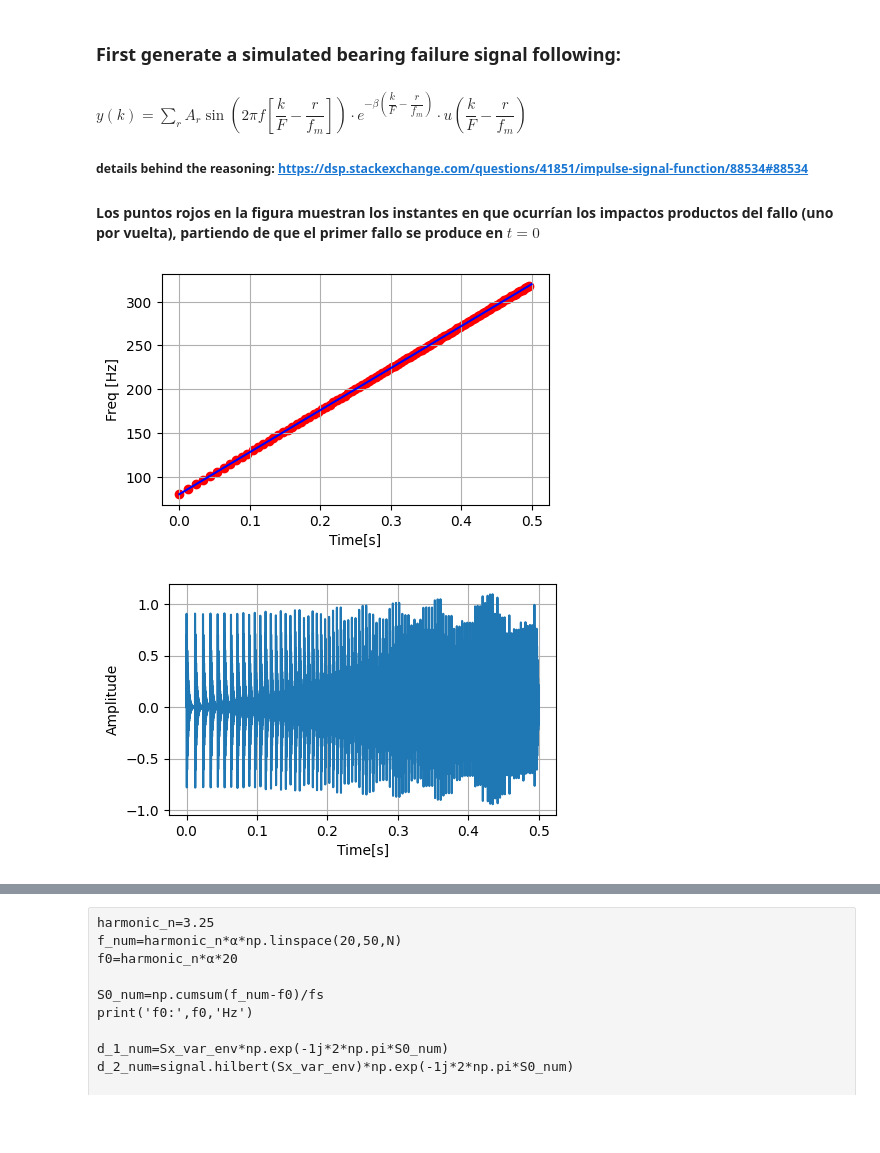
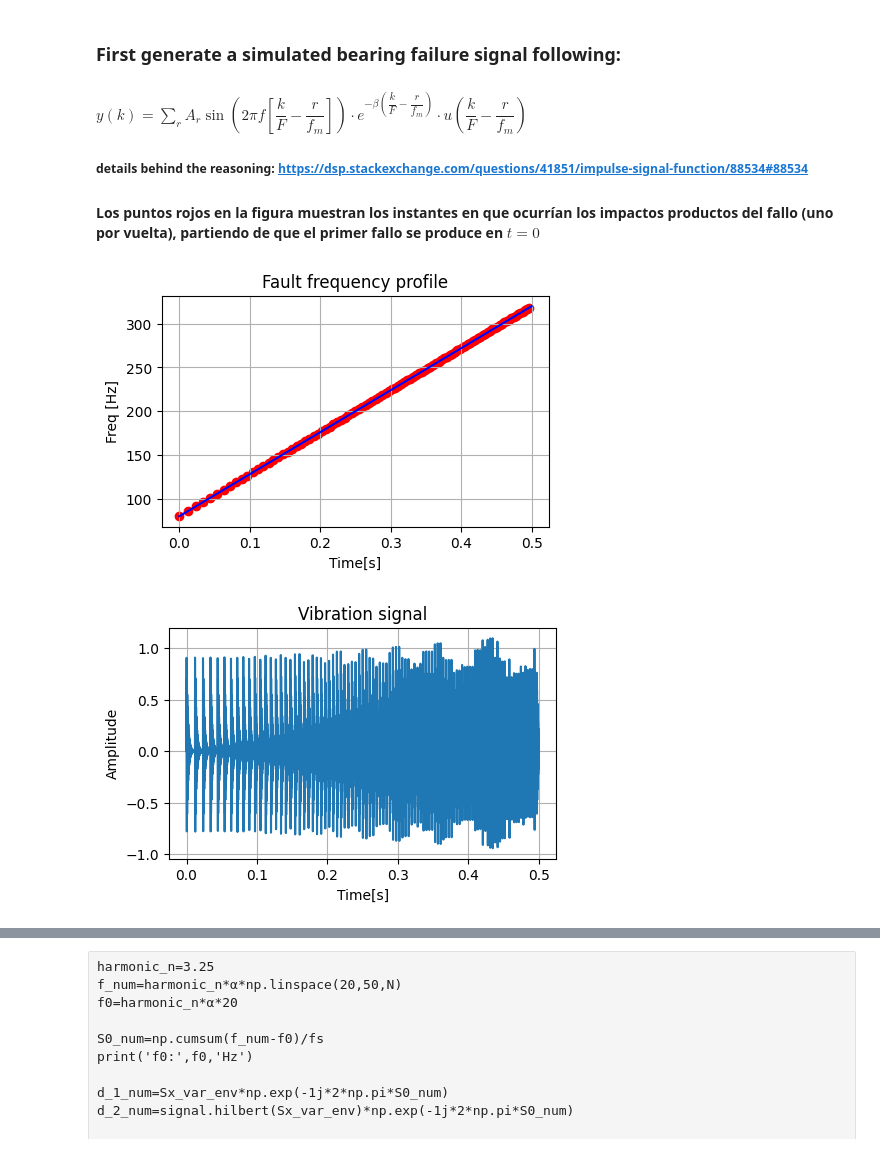
Before and after one commit to androdl96/GD_bearing, a Jupyter notebook: GD_bearing.ipynb, the cells around one changed output, grey strips where cells are left out. Drawn from its saved outputs; the diff is of its cells as text; code cells hidden in the pictures; blank space fills up the shorter version.

Commit message:
Some titles in the figures

```diff
--- a/GD_bearing.ipynb
+++ b/GD_bearing.ipynb
@@ -25,34 +25,35 @@ N=5000
 n=np.arange(N)
 t=n/fs
 
 #fr_var=curve_rayleigh(t)
 fr_var=np.linspace(20,80,N)
 #fr_var=25*np.ones((N,))
 f_fail=α*fr_var
 ω_fail=2*np.pi*f_fail
 θr_fail=np.cumsum(ω_fail)/fs
 
 t_indexes=[]
 t_impact=[]
 N_of_impacts=np.int32(np.floor(np.max(θr_fail)/(2*np.pi)))+1
 for i in range(N_of_impacts):
     t_index=np.argmin(np.abs(θr_fail-i*2*np.pi))
     t_indexes.append(t_index)
     t_impact.append(t[t_index])
     #print(i,t_index,t[t_index])
 
 impacts=(np.array(t_indexes),np.array(t_impact))
 
 %matplotlib inline
 plt.figure(figsize=(5,3)) ### change tuple for better visualization or change inline for qt in %matplotlib inline
 plt.plot(t,f_fail,color='blue')
+plt.title('Fault frequency profile')
 plt.xlabel('Time[s]')
 plt.ylabel('Freq [Hz]')
 plt.grid()
 plt.scatter(impacts[1],f_fail[impacts[0]],color='red',marker='o')
 plt.show()
 # %% [output]
-[figure, old version]
+[figure, new version]
 # %%
 Sx_var=np.zeros((N,))
 
@@ -63,12 +64,13 @@ for r in range(len(t_impact)):
 plt.figure(figsize=(5,3))
 plt.plot(t,Sx_var)
 plt.grid(True)
+plt.title('Vibration signal')
 plt.xlabel('Time[s]')
 plt.ylabel('Amplitude')
 #plt.savefig('Sx.pdf',bbox_inches='tight')
 plt.show()
 # %% [output]
-[figure, old version]
+[figure, new version]
 # %%
 %matplotlib inline
 plt.figure(figsize=(5,3))
```
Also changed, not shown: parts of 5 cells of this notebook.
